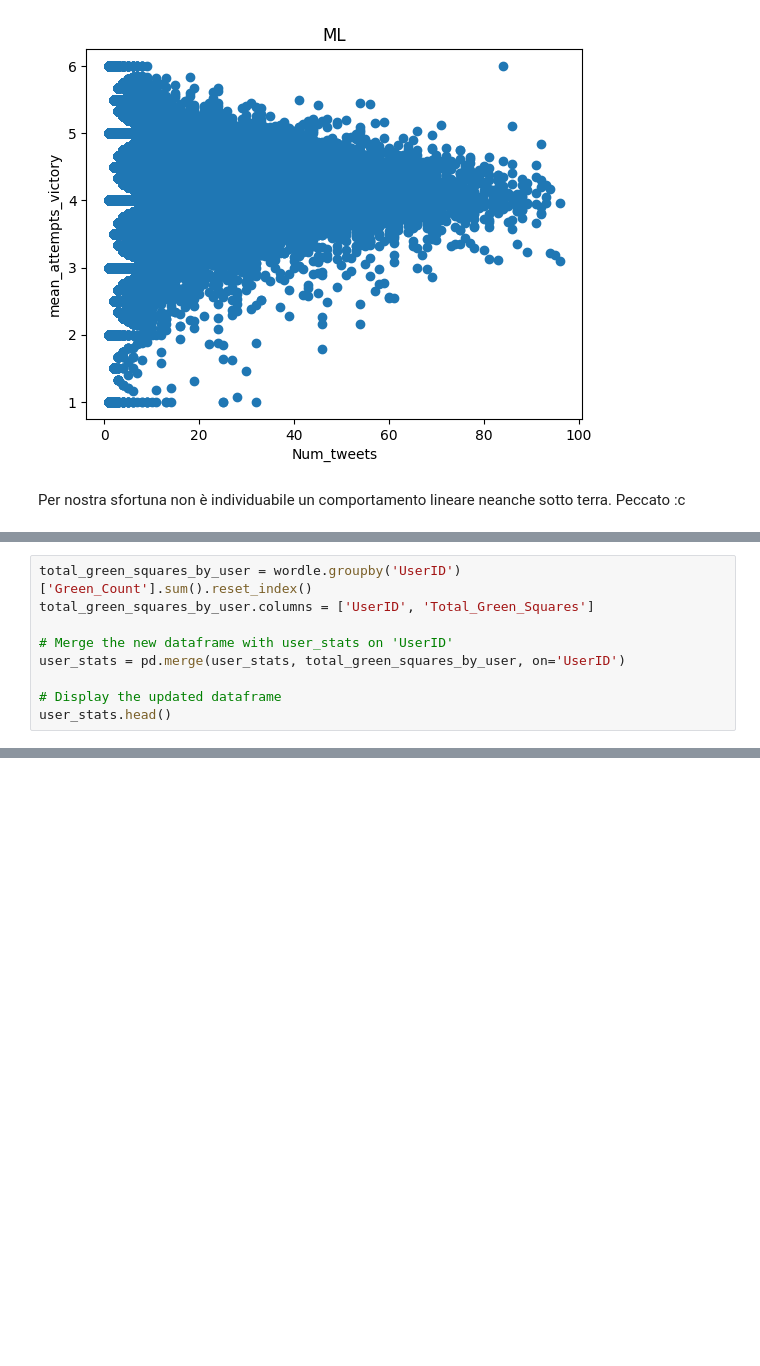
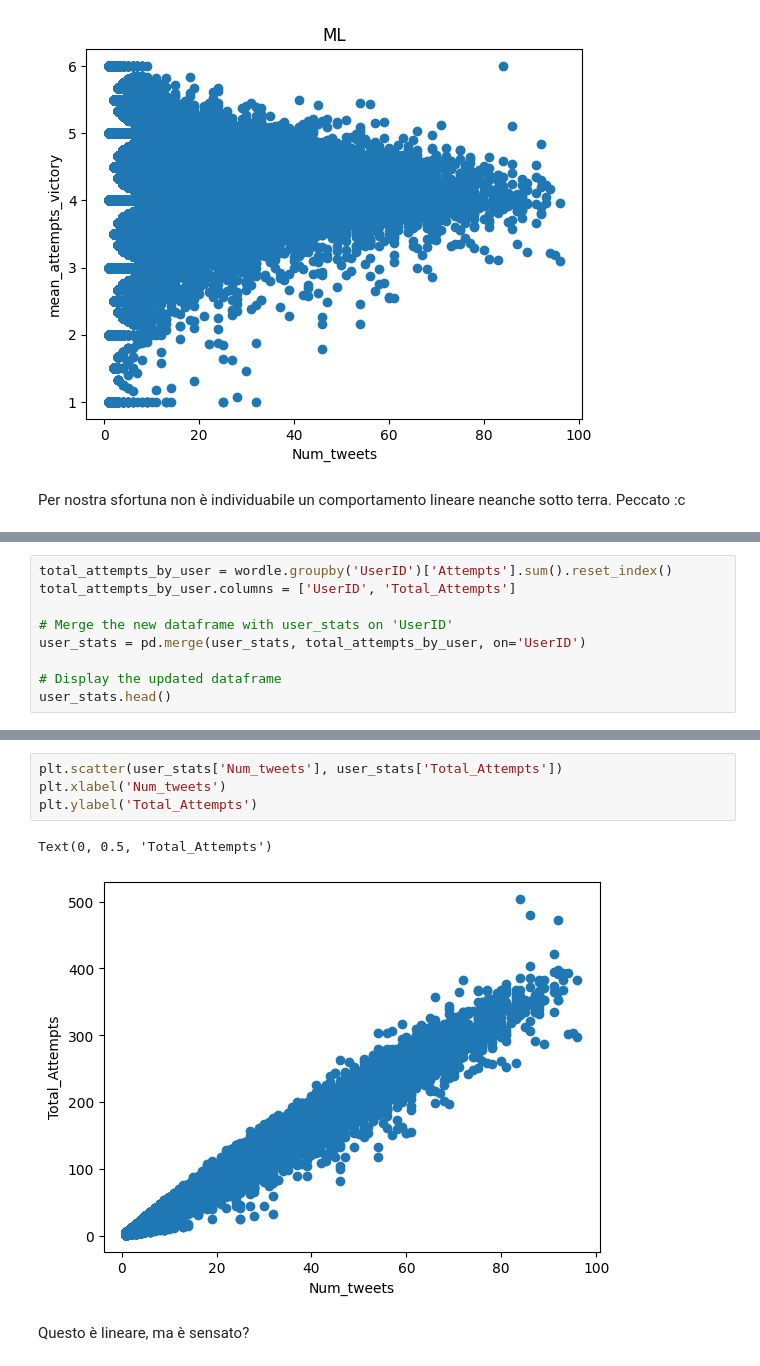
Before and after one commit to roby-ianny/IannelloSuffia_DataScienceProject, a Jupyter notebook: DataScienceProject.ipynb, the cells around one changed output, grey strips where cells are left out. Saved outputs shown, nothing was run; the diff lists cells and outputs as text; blank space fills up the shorter version.

Commit message:
fatta una regressione lineare di dubbio senso

```diff
--- a/DataScienceProject.ipynb
+++ b/DataScienceProject.ipynb
@@ -956,12 +956,3 @@ wordle.head(30)
 | 28 | 254 | 1498447788069249032 | 2022-02-28 23:59:27+00:00 | Twitter for Android | 3.903871e+08 | 3 | [⬛⬛⬛⬛⬛, ⬛🟩🟩⬛⬛, 🟩🟩🟩🟩🟩] | True | Low Activity | Evening | ... |
 | 29 | 254 | 1498447782218141701 | 2022-02-28 23:59:25+00:00 | TweetDeck | 3.545476e+07 | 5 | [⬛⬛⬛⬛🟨, ⬛🟨🟨⬛⬛, ⬛🟨⬛⬛🟨, ⬛🟩🟩⬛🟩, 🟩🟩🟩🟩🟩] | True | High Activity | Evening | ... |
 | 30 | 254 | 1498447774400012290 | 2022-02-28 23:59:23+00:00 | Twitter for iPhone | 2.308483e+09 | 4 | [⬛🟨🟩⬛⬛, ⬛⬛🟩⬛🟩, ⬛🟩🟩⬛🟩, 🟩🟩🟩🟩🟩] | True | Medium Activity | Evening | ... |
-# %%
-total_green_squares_by_user = wordle.groupby('UserID')['Green_Count'].sum().reset_index()
-total_green_squares_by_user.columns = ['UserID', 'Total_Green_Squares']
-
-# Merge the new dataframe with user_stats on 'UserID'
-user_stats = pd.merge(user_stats, total_green_squares_by_user, on='UserID')
-
-# Display the updated dataframe
-user_stats.head()
@@ -984,0 +961,9 @@ Questa è molto lineare, ma non sappiamo se per pastore abbia senso. Teniamocela
+# %%
+total_attempts_by_user = wordle.groupby('UserID')['Attempts'].sum().reset_index()
+total_attempts_by_user.columns = ['UserID', 'Total_Attempts']
+
+# Merge the new dataframe with user_stats on 'UserID'
+user_stats = pd.merge(user_stats, total_attempts_by_user, on='UserID')
+
+# Display the updated dataframe
+user_stats.head()
@@ -984,0 +977,9 @@ Questa è molto lineare, ma non sappiamo se per pastore abbia senso. Teniamocela
+# %%
+plt.scatter(user_stats['Num_tweets'], user_stats['Total_Attempts'])
+plt.xlabel('Num_tweets')
+plt.ylabel('Total_Attempts')
+# %% [output]
+Text(0, 0.5, 'Total_Attempts')
+[figure, added]
+# %% [markdown]
+Questo è lineare, ma è sensato?
```
Also changed, not shown: parts of 19 cells of this notebook.
